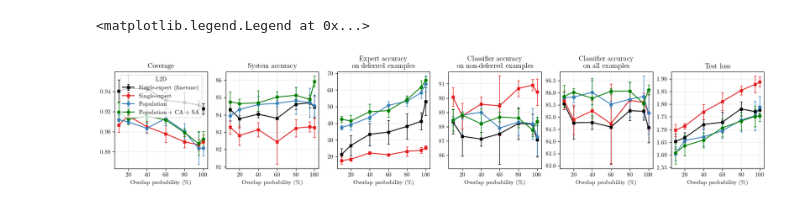
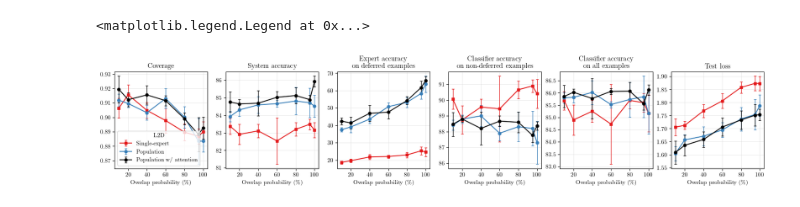
Before and after one commit to dvtailor/meta-l2d, a Jupyter notebook: notebooks/plot_results.ipynb, the cells around one changed output. Drawn from its saved outputs; the diff is of its cells as text; code cells hidden in the pictures.

```diff
--- a/notebooks/plot_results.ipynb
+++ b/notebooks/plot_results.ipynb
@@ -12,7 +12,7 @@ results_path = '../runs_final/cifar20_100/softmax'
 # results_path = '../runs_final/cifar10/softmax'
 # results_path = '../runs_final/gtsrb/softmax'
 # %%
-l2d_type_lst = ['single_finetune', 'single', 'pop', 'pop_attn_sa']
+# l2d_type_lst = ['single_finetune', 'single', 'pop', 'pop_attn_sa']
 # l2d_type_lst = ['single_finetune', 'single', 'pop']
 # l2d_type_lst = ['single', 'pop']
 p_out_lst = [0.1,0.2,0.4,0.6,0.8,0.95,1.0]
@@ -64,36 +64,35 @@ metrics_to_text = {
 l2d_type_to_text = {
     'single': 'Single-expert',
     'pop': 'Population',
-    # 'pop_attn': 'Population w/ attention'
-    'pop_attn': 'Population + CA',
-    'pop_attn_sa': 'Population + CA + SA',
+    'pop_attn': 'Population w/ attention',
+    'pop_tnp': 'Population w/ transformer',
     'single_finetune': 'Single-expert (finetune)',
 }
-# %%
-metrics_show = ['cov', 'sys_acc', 'exp_acc', 'clf_acc', 'clf_acc_alone', 'val_loss']
-fig,axs = plt.subplots(1,len(metrics_show),figsize=(20,3))
-
-l2d_show = l2d_type_lst
-p_out_show = p_out_lst #[0.1,0.2,0.4,0.6,0.8,0.95,1.0]
-res_filter = [np.where(np.array(p_out_lst)==p)[0].item() for p in p_out_show]
-
-metric_to_col = {'single':c_red,'pop':c_blue,'pop_attn':'k', 'pop_attn_sa':'g', 'single_finetune':'k'}
-metric_to_marker = {'single':'s-','pop':'o-','pop_attn':'o-', 'pop_attn_sa':'o-', 'single_finetune':'s-'}
-errbar_args={'capsize':2, 'markersize':5, 'elinewidth':1., 'capthick':1., 'lw':1.5} # 'fmt':'o-'
-for ax,metric in zip(axs,metrics_show):
-    for l2d_type in l2d_show:
-        metric_mean = np.mean(results[l2d_type][metric][res_filter], axis=1)
-        metric_std = np.std(results[l2d_type][metric][res_filter], axis=1)
-        # ax.plot(np.array(p_out_show), metric_mean, label=l2d_type, marker='.')
-        overlap_prob = np.array(p_out_show)*100
-        ax.errorbar(overlap_prob, metric_mean, yerr=metric_std, label=l2d_type_to_text[l2d_type], c=metric_to_col[l2d_type], fmt=metric_to_marker[l2d_type], **errbar_args)
-        ax.set_xlabel('Overlap probability (\%)')
-    ax.set_title(metrics_to_text[metric])
-    ax.grid(True, alpha=0.25)
-
-axs[0].legend(title='L2D')
-# fig.savefig('cifar20_finetune.png', dpi=600, facecolor='white', bbox_inches="tight")
-# fig.savefig('gtsrb_finetune.png', dpi=600, facecolor='white', bbox_inches="tight")
-# %% [output]
-<matplotlib.legend.Legend at 0x...>
-[figure, removed]
+# %%
+metrics_show = ['cov', 'sys_acc', 'exp_acc', 'clf_acc', 'clf_acc_alone', 'val_loss']
+fig,axs = plt.subplots(1,len(metrics_show),figsize=(20,3))
+
+l2d_show = l2d_type_lst
+p_out_show = p_out_lst #[0.1,0.2,0.4,0.6,0.8,0.95,1.0]
+res_filter = [np.where(np.array(p_out_lst)==p)[0].item() for p in p_out_show]
+
+metric_to_col = {'single':c_red,'pop':c_blue,'pop_attn':'k', 'pop_tnp':'g', 'single_finetune':'b'}
+metric_to_marker = {'single':'s-','pop':'o-','pop_attn':'o-', 'pop_tnp':'o-', 'single_finetune':'s-'}
+errbar_args={'capsize':2, 'markersize':5, 'elinewidth':1., 'capthick':1., 'lw':1.5} # 'fmt':'o-'
+for ax,metric in zip(axs,metrics_show):
+    for l2d_type in l2d_show:
+        metric_mean = np.mean(results[l2d_type][metric][res_filter], axis=1)
+        metric_std = np.std(results[l2d_type][metric][res_filter], axis=1)
+        # ax.plot(np.array(p_out_show), metric_mean, label=l2d_type, marker='.')
+        overlap_prob = np.array(p_out_show)*100
+        ax.errorbar(overlap_prob, metric_mean, yerr=metric_std, label=l2d_type_to_text[l2d_type], c=metric_to_col[l2d_type], fmt=metric_to_marker[l2d_type], **errbar_args)
+        ax.set_xlabel('Overlap probability (\%)')
+    ax.set_title(metrics_to_text[metric])
+    ax.grid(True, alpha=0.25)
+
+axs[0].legend(title='L2D')
+# fig.savefig('cifar20_finetune.png', dpi=600, facecolor='white', bbox_inches="tight")
+# fig.savefig('gtsrb_finetune.png', dpi=600, facecolor='white', bbox_inches="tight")
+# %% [output]
+<matplotlib.legend.Legend at 0x...>
+[figure, added]
```
Also changed, not shown: 4 other files.
